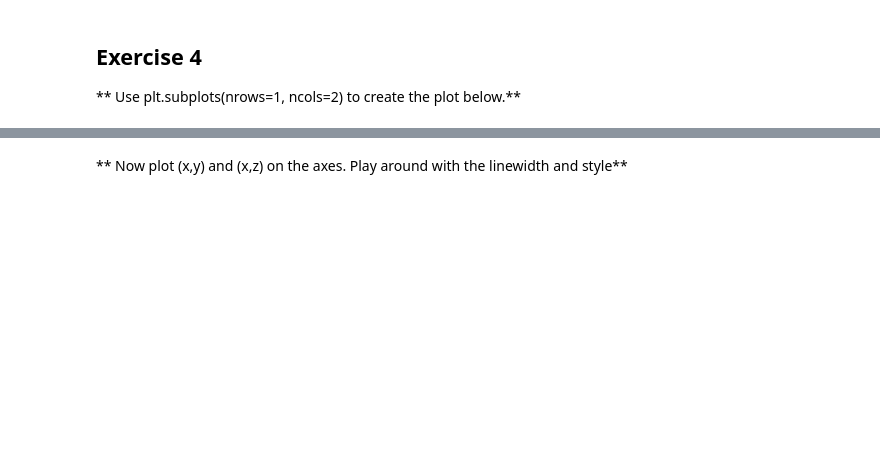
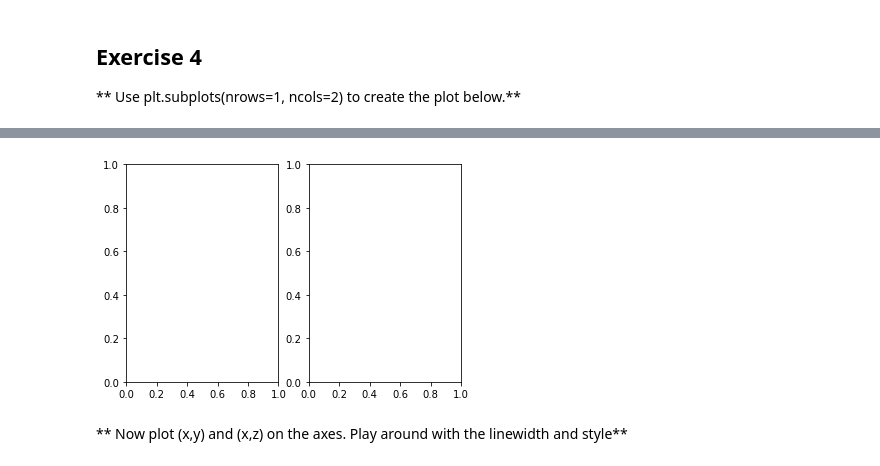
Before and after one commit to anirudhjayaraman/Python-DS-ML-Bootcamp, a Jupyter notebook: 05-Data-Visualization-with-Matplotlib/02-Matplotlib Exercises.ipynb, the cells around one changed output, grey strips where cells are left out. Saved outputs shown, nothing was run; the diff lists cells and outputs as text; code cells hidden in the pictures; blank space fills up the shorter version.

```diff
--- a/05-Data-Visualization-with-Matplotlib/02-Matplotlib Exercises.ipynb
+++ b/05-Data-Visualization-with-Matplotlib/02-Matplotlib Exercises.ipynb
@@ -100,2 +109,6 @@ ax2.set_xlim(20.0, 22.0)
+# %%
+fig, axs = plt.subplots(nrows = 1, ncols = 2)
+# %% [output]
+[figure, added]
 # %% [markdown]
 ** Now plot (x,y) and (x,z) on the axes. Play around with the linewidth and style**
```
Also changed, not shown: parts of 7 cells of this notebook, 5 other files.
